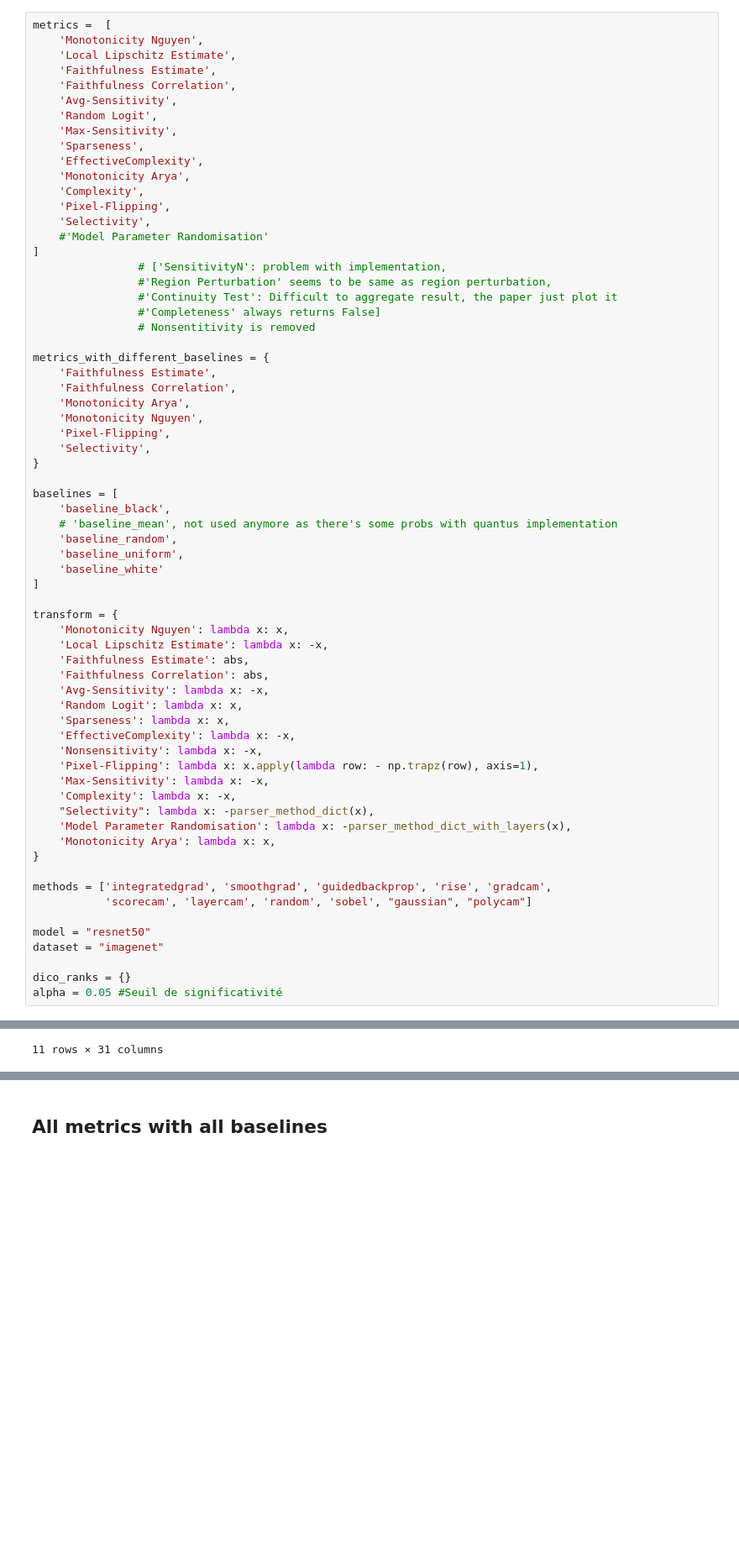
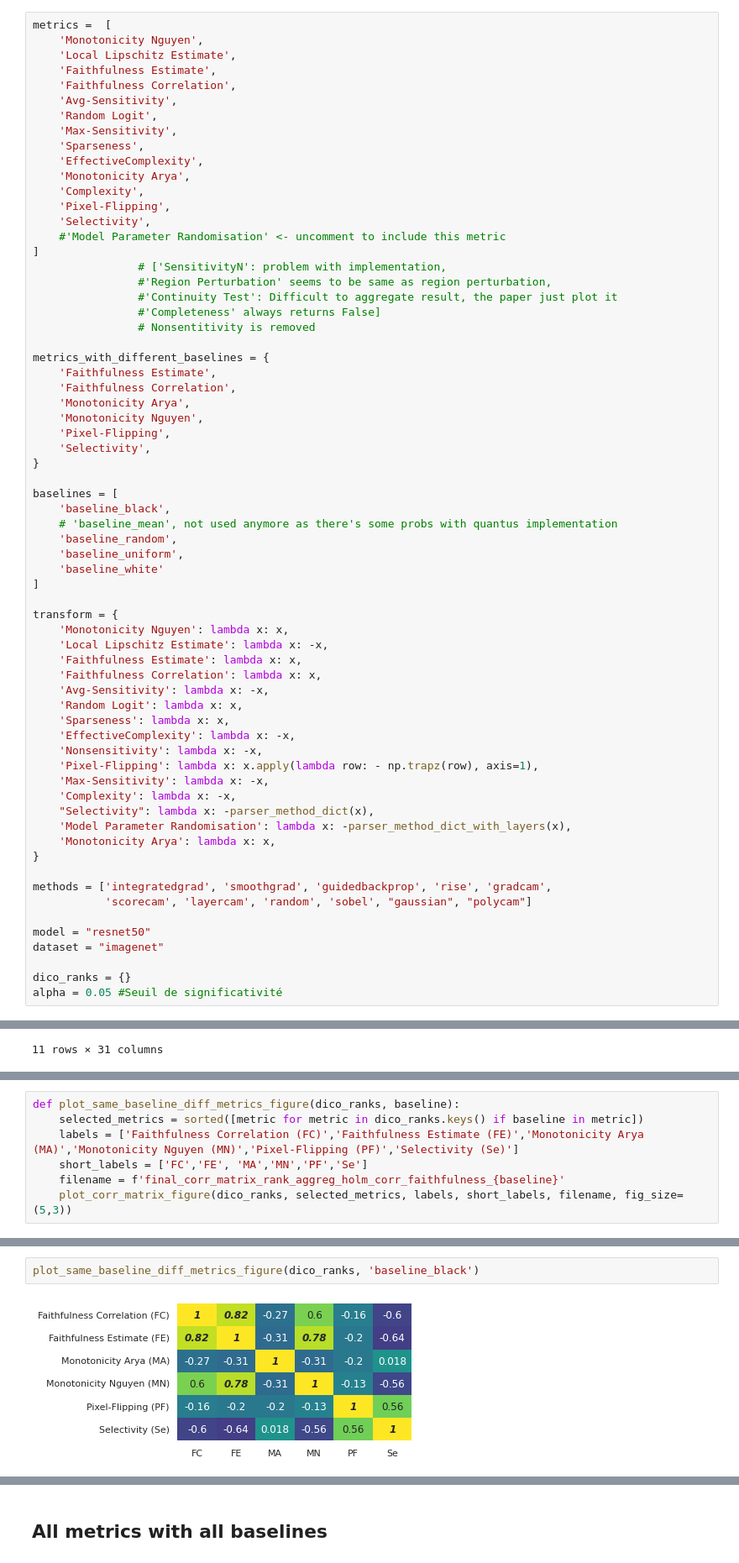
Before and after one commit to multitel-ai/Evaluation-XAI-Metrics-GD6-TRAIL, a Jupyter notebook: XAI_analysis_correlations_rank_aggreg.ipynb, the cells around one changed output, grey strips where cells are left out. Shown at 84% size. Saved outputs shown, nothing was run; the diff lists cells and outputs as text; blank space fills up the shorter version.

Commit message:
refactor corr matrices generation

```diff
--- a/XAI_analysis_correlations_rank_aggreg.ipynb
+++ b/XAI_analysis_correlations_rank_aggreg.ipynb
@@ -51,7 +51,7 @@ metrics =  [
     'Complexity',
     'Pixel-Flipping',
     'Selectivity',
-    #'Model Parameter Randomisation'
+    #'Model Parameter Randomisation' <- uncomment to include this metric
 ]
                 # ['SensitivityN': problem with implementation,
                 #'Region Perturbation' seems to be same as region perturbation,
@@ -79,8 +79,8 @@ baselines = [
 transform = {
     'Monotonicity Nguyen': lambda x: x,
     'Local Lipschitz Estimate': lambda x: -x,
-    'Faithfulness Estimate': abs,
-    'Faithfulness Correlation': abs,
+    'Faithfulness Estimate': lambda x: x,
+    'Faithfulness Correlation': lambda x: x,
     'Avg-Sensitivity': lambda x: -x,
     'Random Logit': lambda x: x,
     'Sparseness': lambda x: x,
@@ -304,0 +321,7 @@ def plot_corr_matrix(tau_values, p_values, labels, masked=False, show=True, save
+# %%
+def plot_same_baseline_diff_metrics_figure(dico_ranks, baseline):
+    selected_metrics = sorted([metric for metric in dico_ranks.keys() if baseline in metric])
+    labels = ['Faithfulness Correlation (FC)','Faithfulness Estimate (FE)','Monotonicity Arya (MA)','Monotonicity Nguyen (MN)','Pixel-Flipping (PF)','Selectivity (Se)']
+    short_labels = ['FC','FE', 'MA','MN','PF','Se']
+    filename = f'final_corr_matrix_rank_aggreg_holm_corr_faithfulness_{baseline}'
+    plot_corr_matrix_figure(dico_ranks, selected_metrics, labels, short_labels, filename, fig_size=(5,3))
@@ -304,0 +339,4 @@ def plot_corr_matrix(tau_values, p_values, labels, masked=False, show=True, save
+# %%
+plot_same_baseline_diff_metrics_figure(dico_ranks, 'baseline_black')
+# %% [output]
+[figure, added]
```
Also changed, not shown: parts of 92 cells of this notebook, 40 other files.
